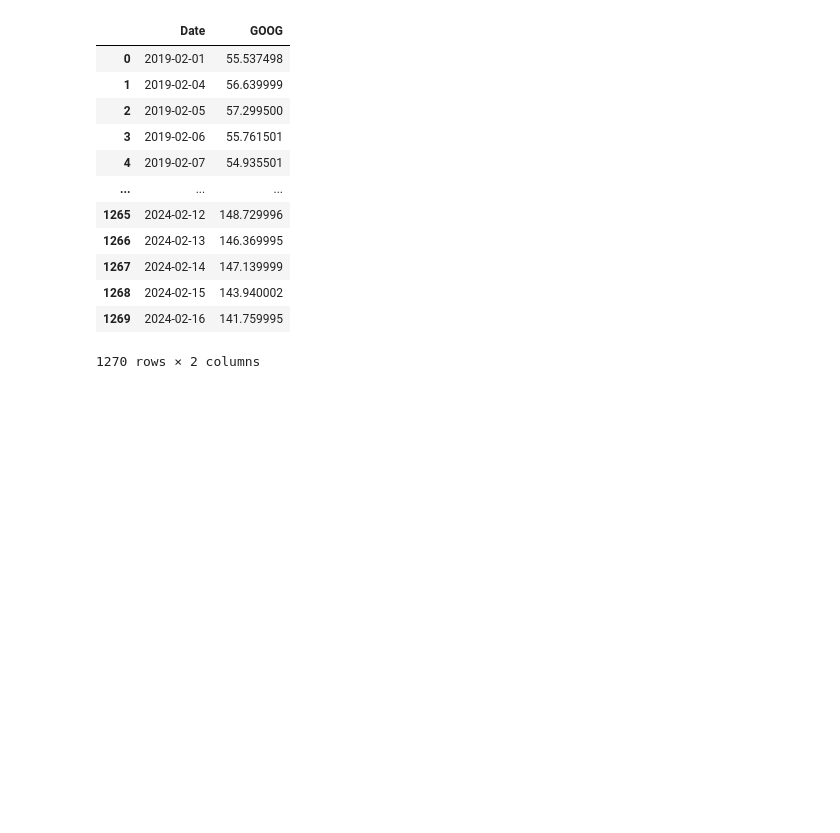
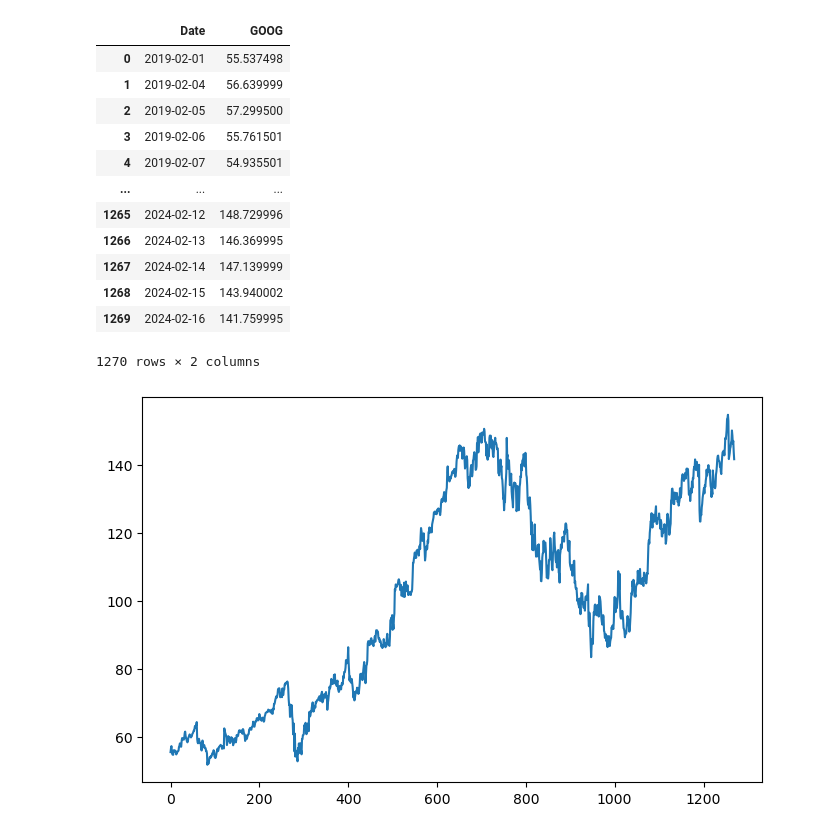
Before and after one commit to mburley127/Stock_Analysis, a Jupyter notebook: Moving_Average_Model/SMA_Signals.ipynb, the cells around one changed output. Saved outputs shown, nothing was run; the diff lists cells and outputs as text; code cells hidden in the pictures; blank space fills up the shorter version.

Commit message:
Completed plot function

```diff
--- a/Moving_Average_Model/SMA_Signals.ipynb
+++ b/Moving_Average_Model/SMA_Signals.ipynb
@@ -52,6 +52,10 @@ stock_data
 # %%
 ### Plot Stock Data
 
 def plot_stock_data(tickers, start_date):
 
-    return stock_data[tickers].plot(figsize = (15, 8))
+    return stock_data[tickers].plot(figsize = (8, 5))
+
+plot = plot_stock_data(tickers, start_date)
+# %% [output]
+[figure, added]
```
